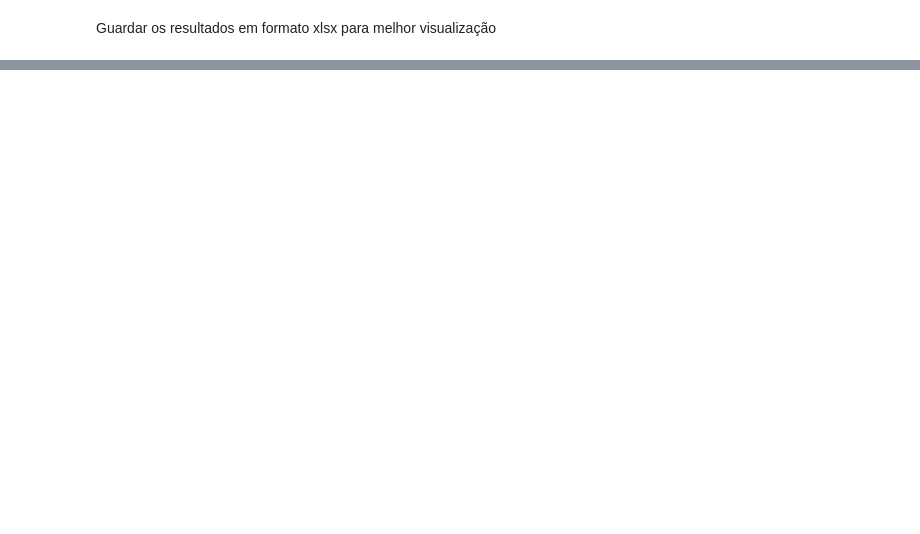
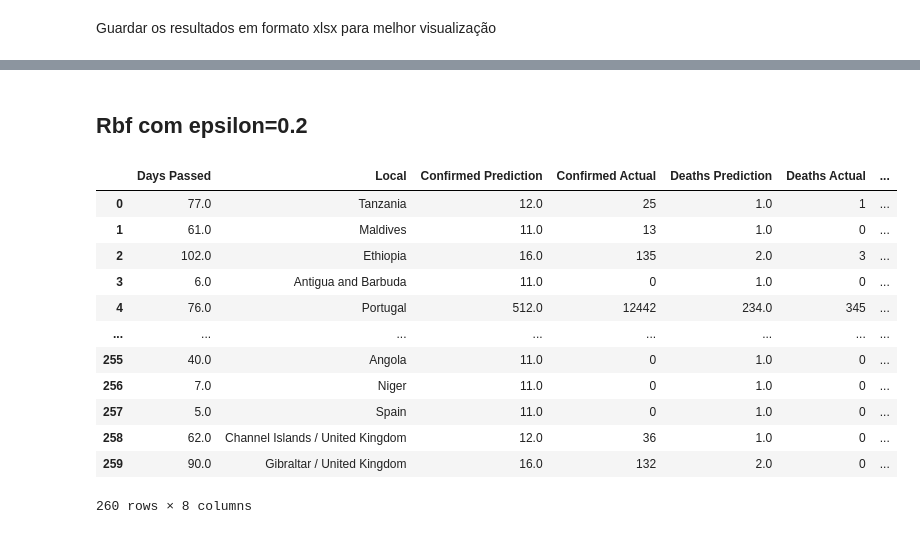
Before and after one commit to JoaoRicardoCardoso/MIEIC_IART_19_PROJ, a Jupyter notebook: PROJ2/Distance.Epi.ipynb, the cells around one changed output, grey strips where cells are left out. Saved outputs shown, nothing was run; the diff lists cells and outputs as text; code cells hidden in the pictures; blank space fills up the shorter version.

```diff
--- a/PROJ2/Distance.Epi.ipynb
+++ b/PROJ2/Distance.Epi.ipynb
@@ -431,0 +453,34 @@ predictions_s2
+# %% [markdown]
+## Rbf com epsilon=0.2
+# %%
+regressor_rbf2 = SVR(kernel='rbf', epsilon=0.2,cache_size=500)
+wrapper_rbf2 = MultiOutputRegressor(regressor_rbf2)
+# %%
+wrapper_rbf2.fit(train[x_columns],train[y_columns])
+predictions_rbf2 = wrapper_rbf2.predict(test[x_columns])
+# %%
+predictions_rbf2 = pd.DataFrame(data=predictions_rbf2,columns=['Confirmed Prediction','Deaths Prediction','Recovered Prediction'])
+predictions_rbf2['Local'] = test['Local'].tolist()
+predictions_rbf2['Confirmed Prediction'] = predictions_rbf2['Confirmed Prediction'].apply(np.ceil)
+predictions_rbf2['Deaths Prediction'] = predictions_rbf2['Deaths Prediction'].apply(np.ceil)
+predictions_rbf2['Recovered Prediction'] = predictions_rbf2['Recovered Prediction'].apply(np.ceil)
+predictions_rbf2['Confirmed Actual'] = test['Confirmed'].tolist()
+predictions_rbf2['Deaths Actual'] = test['Deaths'].tolist()
+predictions_rbf2['Recovered Actual'] = test['Recovered'].tolist()
+predictions_rbf2['Days Passed'] = test['Days Passed'].tolist()
+predictions_rbf2 = predictions_rbf2[['Days Passed','Local', 'Confirmed Prediction', 'Confirmed Actual','Deaths Prediction', 'Deaths Actual','Recovered Prediction','Recovered Actual']]
+predictions_rbf2
+# %% [output]
+|  | Days Passed | Local | Confirmed Prediction | Confirmed Actual | Deaths Prediction | Deaths Actual | ... |
+| 0 | 77.0 | Tanzania | 12.0 | 25 | 1.0 | 1 | ... |
+| 1 | 61.0 | Maldives | 11.0 | 13 | 1.0 | 0 | ... |
+| 2 | 102.0 | Ethiopia | 16.0 | 135 | 2.0 | 3 | ... |
+| 3 | 6.0 | Antigua and Barbuda | 11.0 | 0 | 1.0 | 0 | ... |
+| 4 | 76.0 | Portugal | 512.0 | 12442 | 234.0 | 345 | ... |
+| ... | ... | ... | ... | ... | ... | ... | ... |
+| 255 | 40.0 | Angola | 11.0 | 0 | 1.0 | 0 | ... |
+| 256 | 7.0 | Niger | 11.0 | 0 | 1.0 | 0 | ... |
+| 257 | 5.0 | Spain | 11.0 | 0 | 1.0 | 0 | ... |
+| 258 | 62.0 | Channel Islands / United Kingdom | 12.0 | 36 | 1.0 | 0 | ... |
+| 259 | 90.0 | Gibraltar / United Kingdom | 16.0 | 132 | 2.0 | 0 | ... |
+260 rows × 8 columns
```
Also changed, not shown: parts of 20 cells of this notebook, 7 other files.
